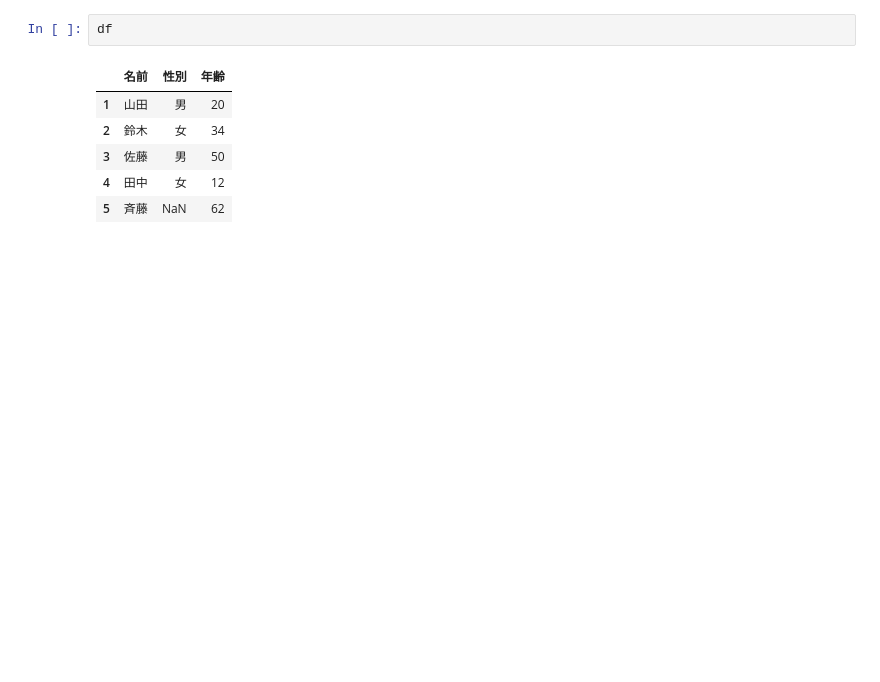
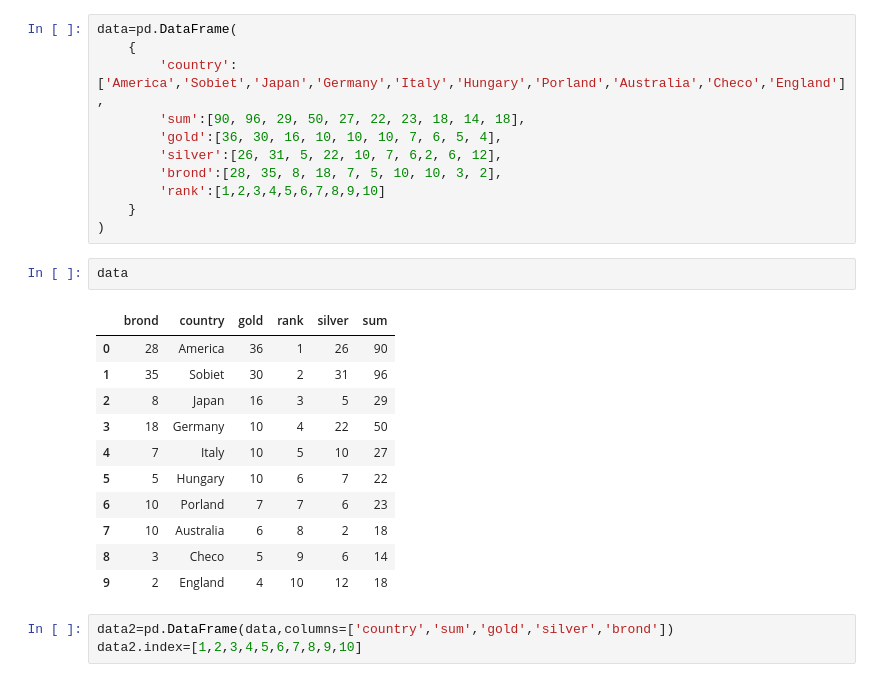
Before and after one commit to zukako0930/haitsclass, a Jupyter notebook: tutorial/pandas.ipynb, the cells around one changed output. Saved outputs shown, nothing was run; the diff lists cells and outputs as text; blank space fills up the shorter version.

```diff
--- a/tutorial/pandas.ipynb
+++ b/tutorial/pandas.ipynb
@@ -14,9 +112,28 @@ SyntaxError: invalid character in identifier (<ipython-input-24-9892ea521506>, l
-# %%
-df
-# %% [output]
-|  | 名前 | 性別 | 年齢 |
-| 1 | 山田 | 男 | 20 |
-| 2 | 鈴木 | 女 | 34 |
-| 3 | 佐藤 | 男 | 50 |
-| 4 | 田中 | 女 | 12 |
-| 5 | 斉藤 | NaN | 62 |
+# %%
+data=pd.DataFrame(
+    {
+        'country':['America','Sobiet','Japan','Germany','Italy','Hungary','Porland','Australia','Checo','England'],
+        'sum':[90, 96, 29, 50, 27, 22, 23, 18, 14, 18],
+        'gold':[36, 30, 16, 10, 10, 10, 7, 6, 5, 4],
+        'silver':[26, 31, 5, 22, 10, 7, 6,2, 6, 12],
+        'brond':[28, 35, 8, 18, 7, 5, 10, 10, 3, 2],
+        'rank':[1,2,3,4,5,6,7,8,9,10]
+    }
+)
+# %%
+data
+# %% [output]
+|  | brond | country | gold | rank | silver | sum |
+| 0 | 28 | America | 36 | 1 | 26 | 90 |
+| 1 | 35 | Sobiet | 30 | 2 | 31 | 96 |
+| 2 | 8 | Japan | 16 | 3 | 5 | 29 |
+| 3 | 18 | Germany | 10 | 4 | 22 | 50 |
+| 4 | 7 | Italy | 10 | 5 | 10 | 27 |
+| 5 | 5 | Hungary | 10 | 6 | 7 | 22 |
+| 6 | 10 | Porland | 7 | 7 | 6 | 23 |
+| 7 | 10 | Australia | 6 | 8 | 2 | 18 |
+| 8 | 3 | Checo | 5 | 9 | 6 | 14 |
+| 9 | 2 | England | 4 | 10 | 12 | 18 |
+# %%
+data2=pd.DataFrame(data,columns=['country','sum','gold','silver','brond'])
+data2.index=[1,2,3,4,5,6,7,8,9,10]
```
Also changed, not shown: parts of 25 cells of this notebook, 1 other file.
